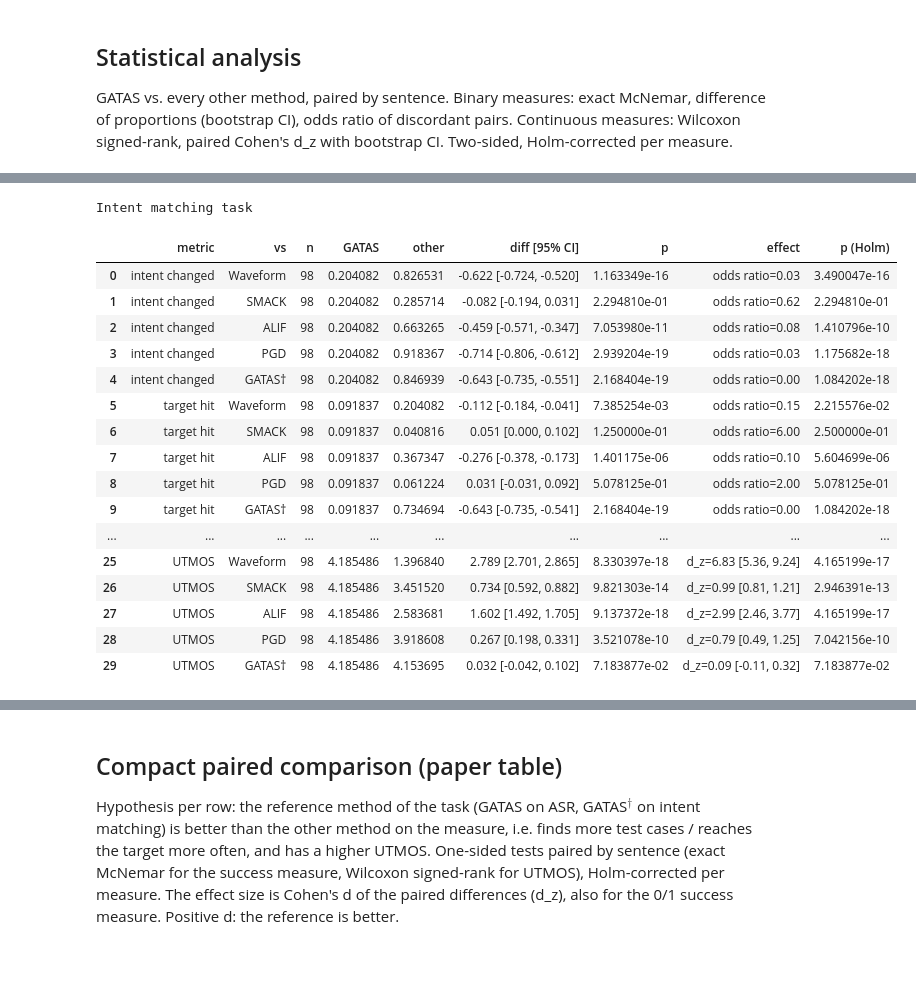
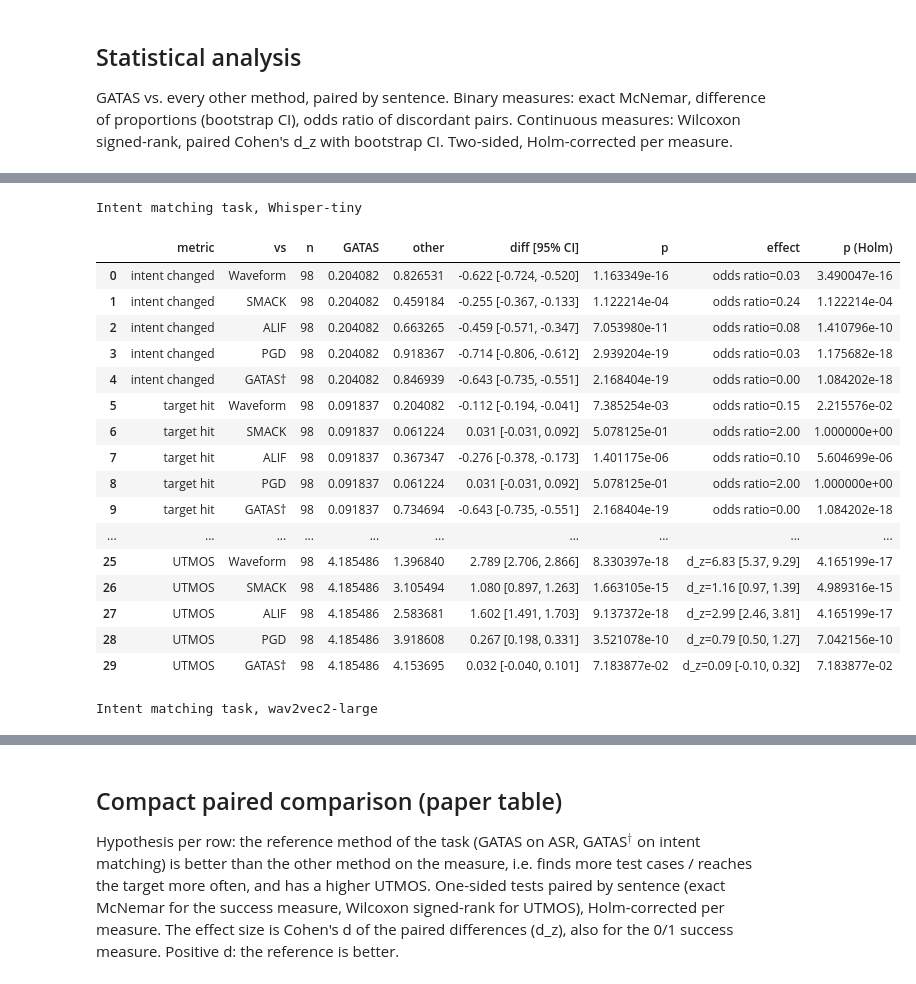
Before and after one commit to oliverweissl/GATAS, a Jupyter notebook: analysis/RQ1_Effectiveness.ipynb, the cells around one changed output, grey strips where cells are left out. Saved outputs shown, nothing was run; the diff lists cells and outputs as text; code cells hidden in the pictures.

```diff
--- a/analysis/RQ1_Effectiveness.ipynb
+++ b/analysis/RQ1_Effectiveness.ipynb
@@ -183,3 +208,29 @@ with plt.rc_context({"font.size": 24}):
+# %%
+SEMANTIC_CACHE, JUDGE = "../outputs/semantic_scores.json", "gemma4:31b"
+CLASSES = [("preserved", "Preserved", "lightgray"), ("changed", "Changed", "tab:blue"), ("garbled", "Garbled", "tab:orange")]
+sem_cache = json.load(open(SEMANTIC_CACHE))
+
+def verdict(r):
+    return sem_cache[json.dumps([r["gt_text"], r["transcription"] or ""])][f"llm3:{JUDGE}"]
+
+with plt.rc_context({"font.size": 16}):
+    fig, axes = plt.subplots(1, len(MODELS), figsize=(7 * len(MODELS), 4), sharey=False, squeeze=False)
+    for ax, model in zip(axes[0], MODELS):
+        methods = ordered(m for m in asr[model] if m in pt.ASR_ORDER)
+        for y, m in enumerate(methods):
+            vs = [verdict(r) for r in asr[model][m]]
+            left = 0
+            for key, label, color in CLASSES:
+                share = 100 * np.mean([v == key for v in vs])
+                ax.barh(y, share, left=left, color=color, edgecolor="white", label=label if y == 0 else None)
+                if share >= 4:
+                    ax.text(left + share / 2, y, f"{share:.0f}", ha="center", va="center", fontsize=13)
+                left += share
+        ax.set_yticks(range(len(methods))); ax.set_yticklabels([tex_name(m) for m in methods]); ax.invert_yaxis()
+        ax.set_xlim(0, 100); ax.set_xlabel(r"Sentences [\%]"); ax.set_title(MODEL_LABELS[model])
+    axes[0, 0].legend(loc="upper center", bbox_to_anchor=(1.0, -0.22), ncol=3, frameon=False)
+    plt.savefig("_figures/semantic_classes.pdf", bbox_inches="tight")
+    plt.savefig("_figures/semantic_classes.png", dpi=120, bbox_inches="tight")
 # %% [markdown]
 ## Spectrogram comparison
 Per method: original, final candidate, difference (candidate - original) for the same sentence.
@@ -226,13 +279,14 @@ spectrogram_grid(intent, common[0], "intent")
 GATAS vs. every other method, paired by sentence. Binary measures: exact McNemar, difference of proportions (bootstrap CI), odds ratio of discordant pairs. Continuous measures: Wilcoxon signed-rank, paired Cohen's d_z with bootstrap CI. Two-sided, Holm-corrected per measure.
 # %%
 asr_metrics = {
-    "test case found": (lambda r: float(r["success"]), True, "two-sided"),
+    "test case found": (lambda r: float(asr_found(r)), True, "two-sided"),
     "WER": (lambda r: r["wer"], False, "two-sided"),
     "semantic": (lambda r: r["semantic"], False, "two-sided"),
     "spectrogram": (lambda r: r["spectrogram"], False, "two-sided"),
     "UTMOS": (lambda r: r["utmos"], False, "two-sided"),
 }
 pd.set_option("display.width", 250); pd.set_option("display.max_colwidth", 60)
-print("ASR task")
-display(pretty(comparison_table({m: asr[m] for m in asr_methods}, "GATAS", asr_metrics)))
+for model in MODELS:
+    print(f"ASR task, {MODEL_LABELS[model]}")
+    display(pretty(comparison_table(asr[model], "GATAS", asr_metrics)))
 # %% [output]
@@ -257,27 +329,29 @@ ASR task
 # %%
 intent_metrics = {
     "intent changed": (lambda r: float(r["intent"]["changed"]), True, "two-sided"),
-    "target hit": (lambda r: float(r["intent"]["changed"] and r["intent"]["target_match"]), True, "two-sided"),
+    "target hit": (lambda r: float(intent_hit(r)), True, "two-sided"),
     **{k: v for k, v in asr_metrics.items() if k != "test case found"},
 }
-print("Intent matching task")
-display(pretty(comparison_table({m: intent[m] for m in intent_methods}, "GATAS", intent_metrics)))
+for model in MODELS:
+    print(f"Intent matching task, {MODEL_LABELS[model]}")
+    display(pretty(comparison_table(intent[model], "GATAS", intent_metrics)))
 # %% [output]
-Intent matching task
+Intent matching task, Whisper-tiny
 |  | metric | vs | n | GATAS | other | diff [95% CI] | p | effect | p (Holm) |
 | 0 | intent changed | Waveform | 98 | 0.204082 | 0.826531 | -0.622 [-0.724, -0.520] | 1.163349e-16 | odds ratio=0.03 | 3.490047e-16 |
-| 1 | intent changed | SMACK | 98 | 0.204082 | 0.285714 | -0.082 [-0.194, 0.031] | 2.294810e-01 | odds ratio=0.62 | 2.294810e-01 |
+| 1 | intent changed | SMACK | 98 | 0.204082 | 0.459184 | -0.255 [-0.367, -0.133] | 1.122214e-04 | odds ratio=0.24 | 1.122214e-04 |
 | 2 | intent changed | ALIF | 98 | 0.204082 | 0.663265 | -0.459 [-0.571, -0.347] | 7.053980e-11 | odds ratio=0.08 | 1.410796e-10 |
 | 3 | intent changed | PGD | 98 | 0.204082 | 0.918367 | -0.714 [-0.806, -0.612] | 2.939204e-19 | odds ratio=0.03 | 1.175682e-18 |
 | 4 | intent changed | GATAS† | 98 | 0.204082 | 0.846939 | -0.643 [-0.735, -0.551] | 2.168404e-19 | odds ratio=0.00 | 1.084202e-18 |
-| 5 | target hit | Waveform | 98 | 0.091837 | 0.204082 | -0.112 [-0.184, -0.041] | 7.385254e-03 | odds ratio=0.15 | 2.215576e-02 |
-| 6 | target hit | SMACK | 98 | 0.091837 | 0.040816 | 0.051 [0.000, 0.102] | 1.250000e-01 | odds ratio=6.00 | 2.500000e-01 |
+| 5 | target hit | Waveform | 98 | 0.091837 | 0.204082 | -0.112 [-0.194, -0.041] | 7.385254e-03 | odds ratio=0.15 | 2.215576e-02 |
+| 6 | target hit | SMACK | 98 | 0.091837 | 0.061224 | 0.031 [-0.031, 0.092] | 5.078125e-01 | odds ratio=2.00 | 1.000000e+00 |
 | 7 | target hit | ALIF | 98 | 0.091837 | 0.367347 | -0.276 [-0.378, -0.173] | 1.401175e-06 | odds ratio=0.10 | 5.604699e-06 |
-| 8 | target hit | PGD | 98 | 0.091837 | 0.061224 | 0.031 [-0.031, 0.092] | 5.078125e-01 | odds ratio=2.00 | 5.078125e-01 |
-| 9 | target hit | GATAS† | 98 | 0.091837 | 0.734694 | -0.643 [-0.735, -0.541] | 2.168404e-19 | odds ratio=0.00 | 1.084202e-18 |
+| 8 | target hit | PGD | 98 | 0.091837 | 0.061224 | 0.031 [-0.031, 0.092] | 5.078125e-01 | odds ratio=2.00 | 1.000000e+00 |
+| 9 | target hit | GATAS† | 98 | 0.091837 | 0.734694 | -0.643 [-0.735, -0.551] | 2.168404e-19 | odds ratio=0.00 | 1.084202e-18 |
 | ... | ... | ... | ... | ... | ... | ... | ... | ... | ... |
-| 25 | UTMOS | Waveform | 98 | 4.185486 | 1.396840 | 2.789 [2.701, 2.865] | 8.330397e-18 | d_z=6.83 [5.36, 9.24] | 4.165199e-17 |
-| 26 | UTMOS | SMACK | 98 | 4.185486 | 3.451520 | 0.734 [0.592, 0.882] | 9.821303e-14 | d_z=0.99 [0.81, 1.21] | 2.946391e-13 |
-| 27 | UTMOS | ALIF | 98 | 4.185486 | 2.583681 | 1.602 [1.492, 1.705] | 9.137372e-18 | d_z=2.99 [2.46, 3.77] | 4.165199e-17 |
-| 28 | UTMOS | PGD | 98 | 4.185486 | 3.918608 | 0.267 [0.198, 0.331] | 3.521078e-10 | d_z=0.79 [0.49, 1.25] | 7.042156e-10 |
-| 29 | UTMOS | GATAS† | 98 | 4.185486 | 4.153695 | 0.032 [-0.042, 0.102] | 7.183877e-02 | d_z=0.09 [-0.11, 0.32] | 7.183877e-02 |
+| 25 | UTMOS | Waveform | 98 | 4.185486 | 1.396840 | 2.789 [2.706, 2.866] | 8.330397e-18 | d_z=6.83 [5.37, 9.29] | 4.165199e-17 |
+| 26 | UTMOS | SMACK | 98 | 4.185486 | 3.105494 | 1.080 [0.897, 1.263] | 1.663105e-15 | d_z=1.16 [0.97, 1.39] | 4.989316e-15 |
+| 27 | UTMOS | ALIF | 98 | 4.185486 | 2.583681 | 1.602 [1.491, 1.703] | 9.137372e-18 | d_z=2.99 [2.46, 3.81] | 4.165199e-17 |
+| 28 | UTMOS | PGD | 98 | 4.185486 | 3.918608 | 0.267 [0.198, 0.331] | 3.521078e-10 | d_z=0.79 [0.50, 1.27] | 7.042156e-10 |
+| 29 | UTMOS | GATAS† | 98 | 4.185486 | 4.153695 | 0.032 [-0.040, 0.101] | 7.183877e-02 | d_z=0.09 [-0.10, 0.32] | 7.183877e-02 |
+Intent matching task, wav2vec2-large
```
Also changed, not shown: parts of 13 cells of this notebook, 27 other files.
